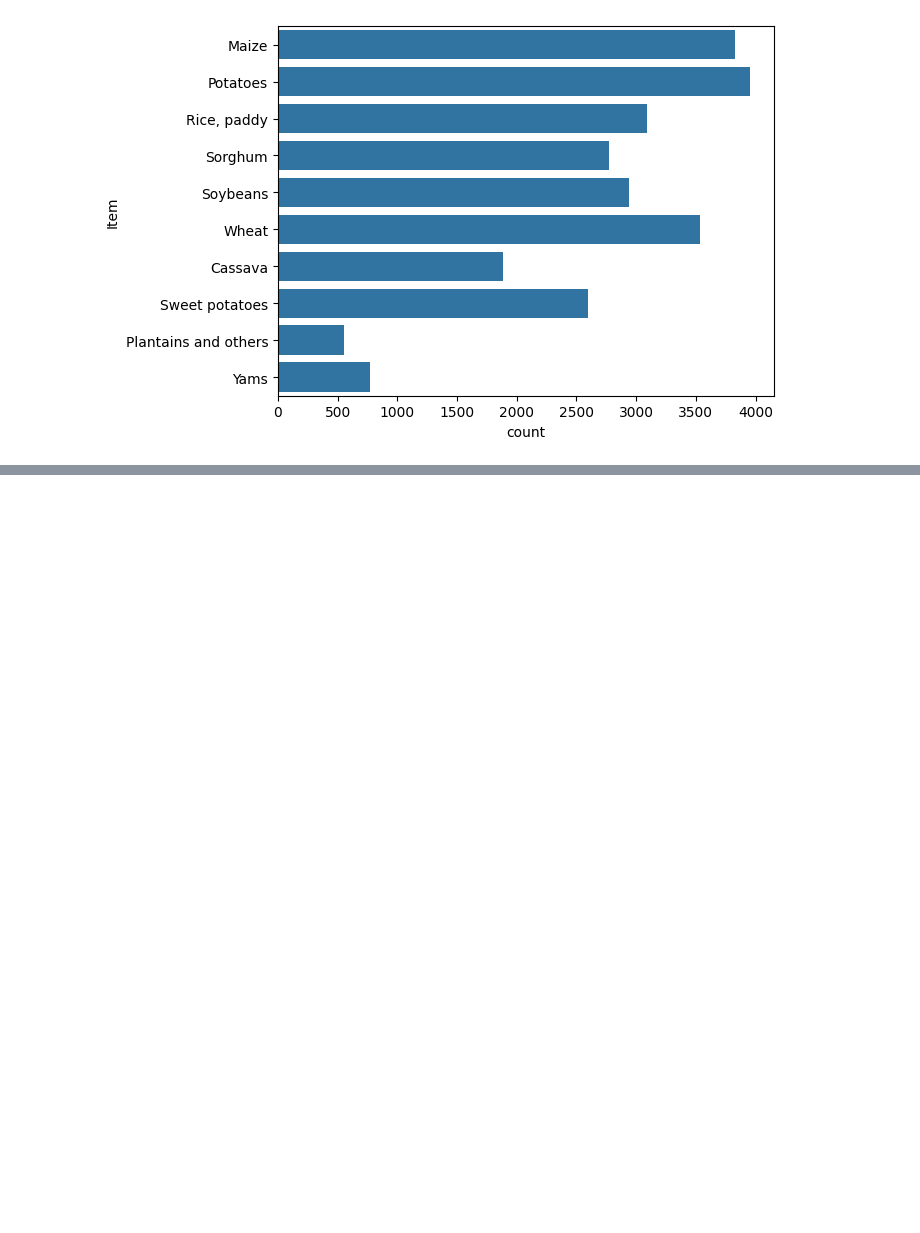
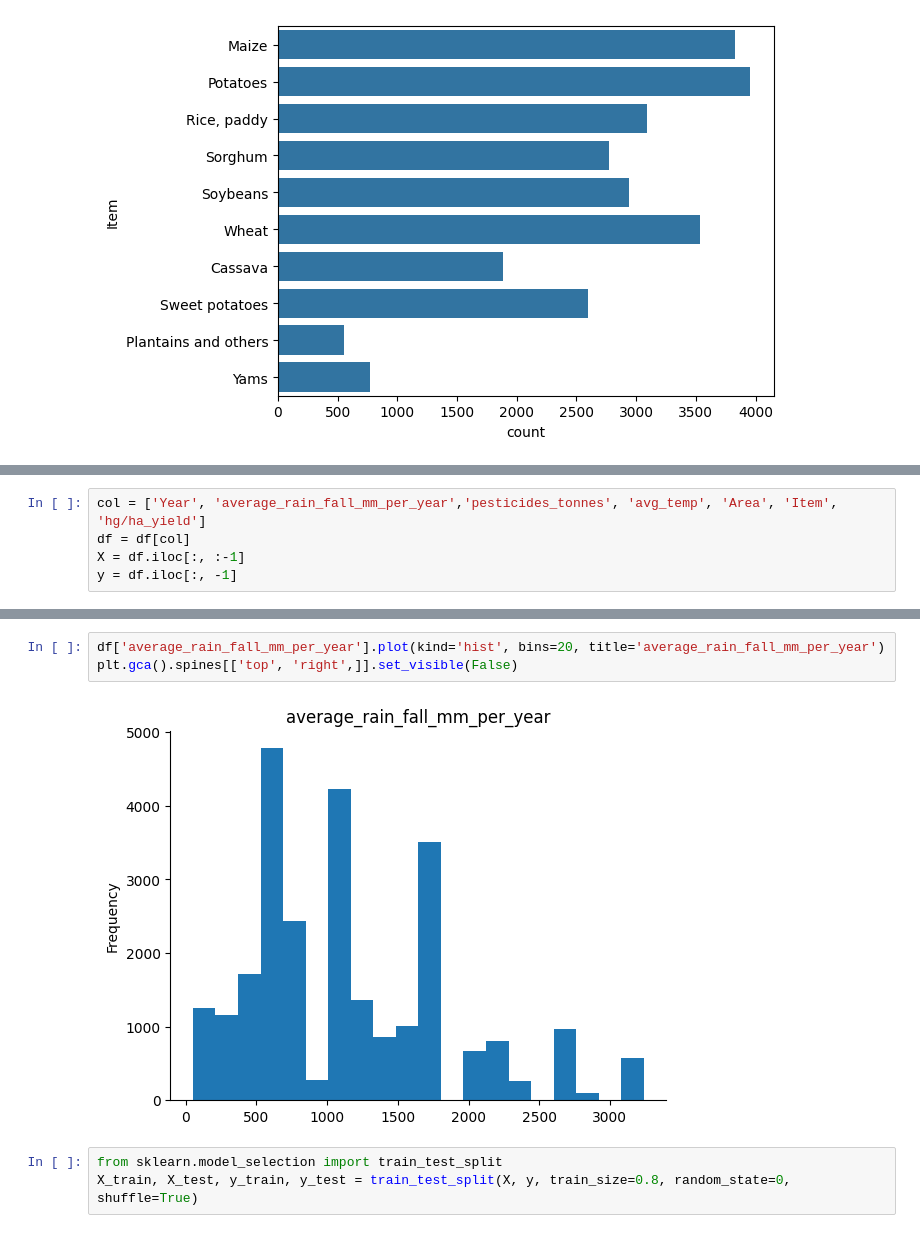
Before and after one commit to baixabhi/Crop-Yield-Prediction, a Jupyter notebook: Crop.ipynb, the cells around one changed output, grey strips where cells are left out. Cells and saved outputs as stored; diff of their text form; blank space fills up the shorter version.

```diff
--- a/Crop.ipynb
+++ b/Crop.ipynb
@@ -169,0 +187,5 @@ sns.countplot(y = df['Item'])
+# %%
+col = ['Year', 'average_rain_fall_mm_per_year','pesticides_tonnes', 'avg_temp', 'Area', 'Item', 'hg/ha_yield']
+df = df[col]
+X = df.iloc[:, :-1]
+y = df.iloc[:, -1]
@@ -169,0 +201,8 @@ sns.countplot(y = df['Item'])
+# %%
+df['average_rain_fall_mm_per_year'].plot(kind='hist', bins=20, title='average_rain_fall_mm_per_year')
+plt.gca().spines[['top', 'right',]].set_visible(False)
+# %% [output]
+[figure, added]
+# %%
+from sklearn.model_selection import train_test_split
+X_train, X_test, y_train, y_test = train_test_split(X, y, train_size=0.8, random_state=0, shuffle=True)
```
Also changed, not shown: parts of 10 cells of this notebook.
